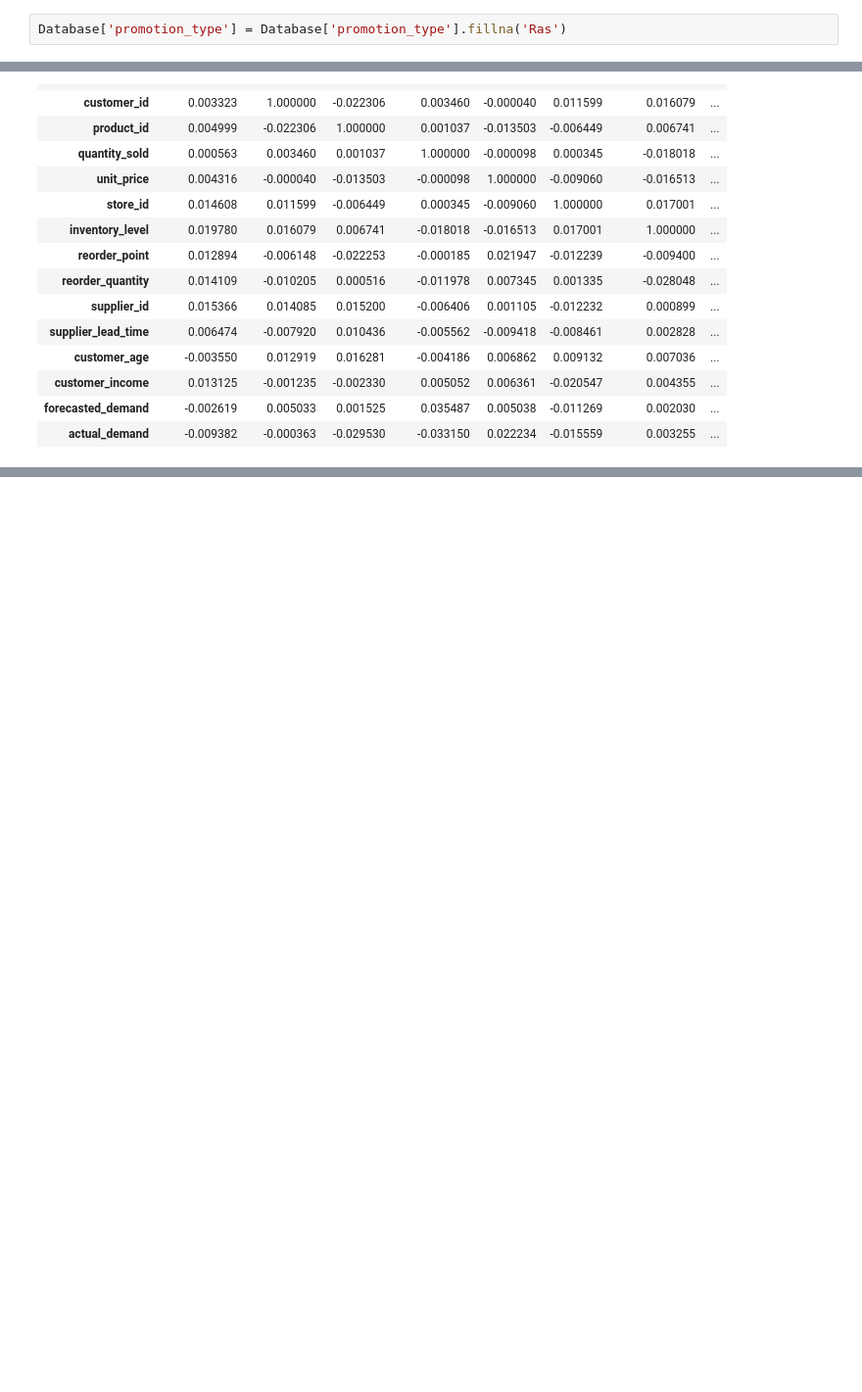
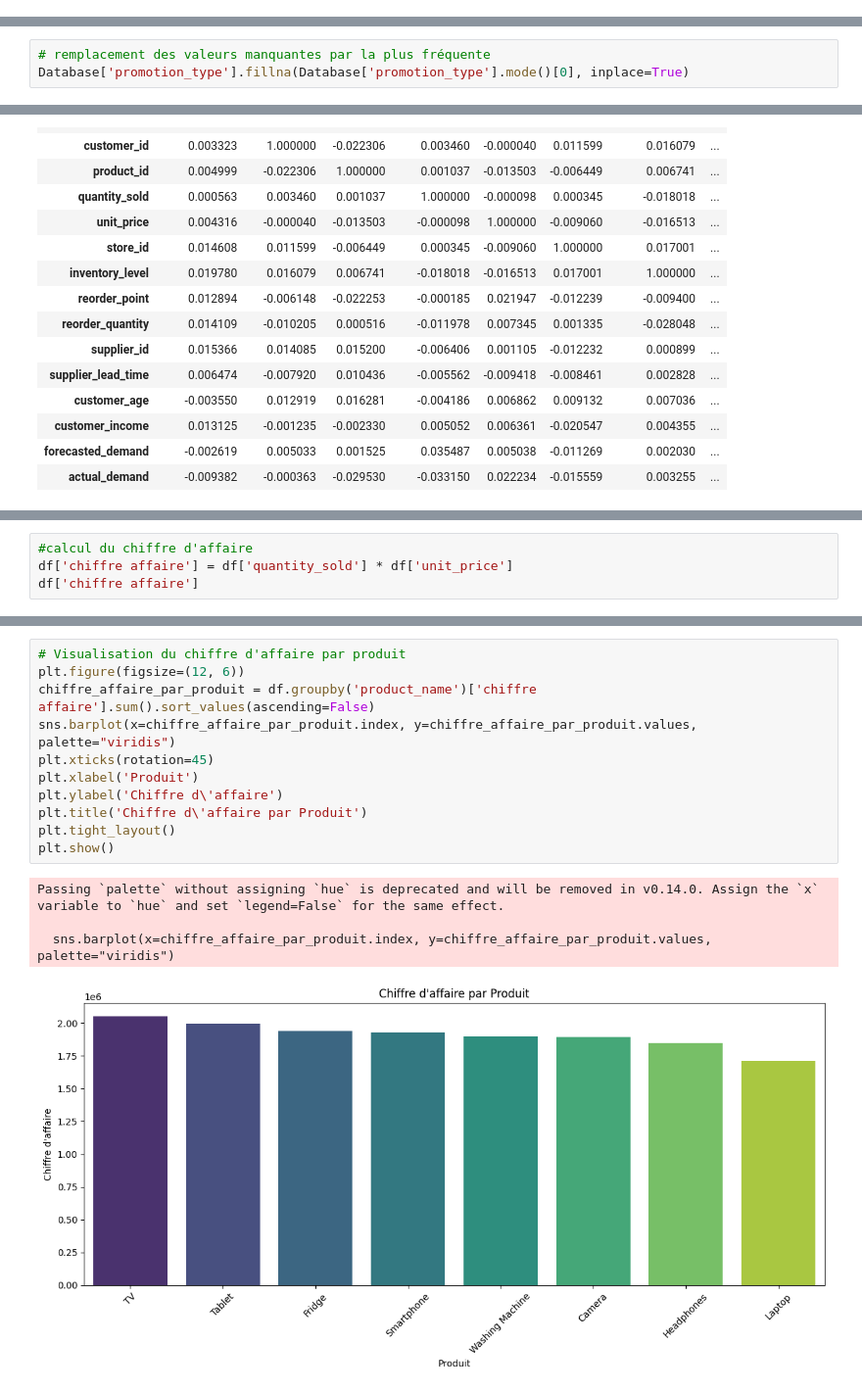
Before and after one commit to damedefer/Projet-Walmart, a Jupyter notebook: Notebook.ipynb, the cells around one changed output, grey strips where cells are left out. Shown at 98% size. Cells and saved outputs as stored; diff of their text form; blank space fills up the shorter version.

```diff
--- a/Notebook.ipynb
+++ b/Notebook.ipynb
@@ -56,5 +95,3 @@ Database['promotion_type'].isnull()
 4998     True
 4999    False
 Name: promotion_type, Length: 5000, dtype: bool
-# %%
-Database['promotion_type'] = Database['promotion_type'].fillna('Ras')
@@ -61,3 +134,6 @@ Database['promotion_type'] = Database['promotion_type'].fillna('Ras')
+# %%
+# remplacement des valeurs manquantes par la plus fréquente
+Database['promotion_type'].fillna(Database['promotion_type'].mode()[0], inplace=True)
 # %%
 Database['promotion_type']
 # %% [output]
@@ -173,0 +279,4 @@ correlation_matrix
+# %%
+#calcul du chiffre d'affaire
+df['chiffre affaire'] = df['quantity_sold'] * df['unit_price']
+df['chiffre affaire']
@@ -173,0 +306,16 @@ correlation_matrix
+# %%
+# Visualisation du chiffre d'affaire par produit
+plt.figure(figsize=(12, 6))
+chiffre_affaire_par_produit = df.groupby('product_name')['chiffre affaire'].sum().sort_values(ascending=False)
+sns.barplot(x=chiffre_affaire_par_produit.index, y=chiffre_affaire_par_produit.values, palette="viridis")
+plt.xticks(rotation=45)
+plt.xlabel('Produit')
+plt.ylabel('Chiffre d\'affaire')
+plt.title('Chiffre d\'affaire par Produit')
+plt.tight_layout()
+plt.show()
+# %% [output]
+Passing `palette` without assigning `hue` is deprecated and will be removed in v0.14.0. Assign the `x` variable to `hue` and set `legend=False` for the same effect.
+
+  sns.barplot(x=chiffre_affaire_par_produit.index, y=chiffre_affaire_par_produit.values, palette="viridis")
+[figure, added]
```
Also changed, not shown: parts of 33 cells of this notebook.
